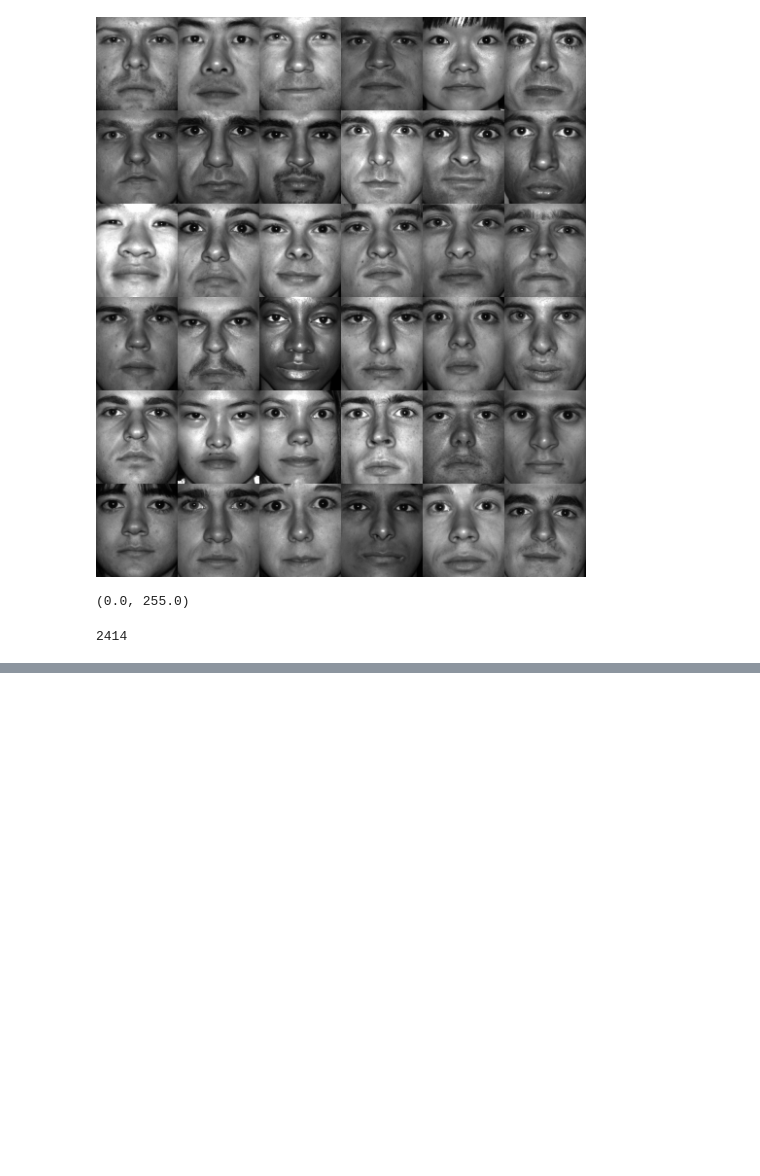
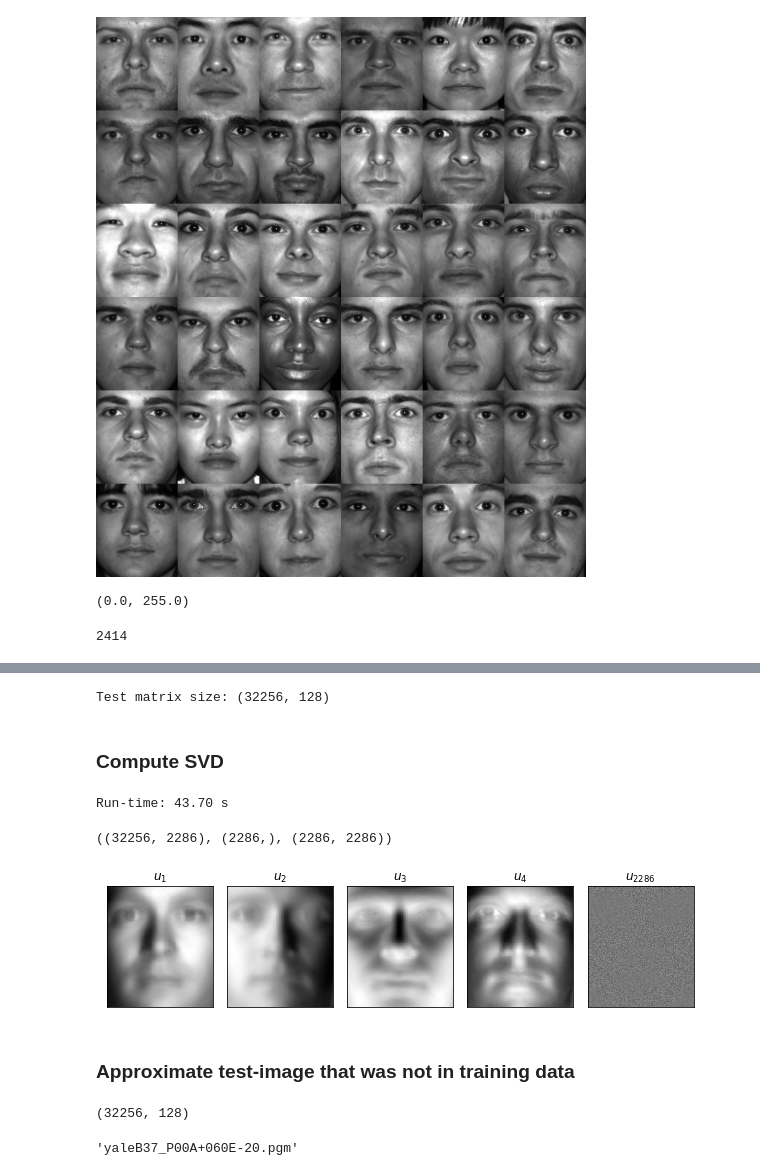
Before and after one commit to billtubbs/mech-575, a Jupyter notebook: Chapter-1-eigenfaces-example.ipynb, the cells around one changed output, grey strips where cells are left out. Drawn from its saved outputs; the diff is of its cells as text; code cells hidden in the pictures; blank space fills up the shorter version.

```diff
--- a/Chapter-1-eigenfaces-example.ipynb
+++ b/Chapter-1-eigenfaces-example.ipynb
@@ -197,0 +241,18 @@ X matrix size: (32256, 2414)
+# %%
+# Prepare the test data matrix
+n_test = sum([len(all_images[name]) for name in test_names])
+x_test = np.zeros((image_size, n_test), dtype='i8')
+image_filenames_test = []
+k = 0
+for name in test_names:
+    images = all_images[name]
+    for i, (filename, image) in enumerate(images.items()):
+        img_vector = np.array(image).flatten()
+        assert img_vector.dtype == 'uint8'
+        assert img_vector.max() < 256
+        x_test[:, k] = img_vector.astype('uint8')
+        image_filenames_test.append(filename)
+        k += 1
+print(f"Test matrix size: {x_test.shape}")
+# %% [output]
+Test matrix size: (32256, 128)
@@ -197,0 +262,13 @@ X matrix size: (32256, 2414)
+# %% [markdown]
+### Compute SVD
+# %%
+import time
+
+X = x_train - avg_face.reshape(-1, 1)
+
+t0 = time.time()
+U, S, VT = np.linalg.svd(X, full_matrices=0)
+run_time = time.time() - t0
+print(f"Run-time: {run_time:.2f} s")
+# %% [output]
+Run-time: 43.70 s
@@ -197,0 +277,32 @@ X matrix size: (32256, 2414)
+# %%
+U.shape, S.shape, VT.shape
+# %% [output]
+((32256, 2286), (2286,), (2286, 2286))
+# %%
+components = [0, 1, 2, 3, U.shape[1] - 1]
+
+n_rows, n_cols = 1, len(components)
+fig, axes = plt.subplots(n_rows, n_cols, figsize=(1+n_cols*1.5, 3))
+for i, ax in zip(components, axes):
+    ax.imshow(U[:, i].reshape((n, m)), cmap='gray')
+    ax.set_title("$u_{%d}$" % (i+1))
+    ax.xaxis.set_visible(False)
+    ax.yaxis.set_visible(False)
+plt.tight_layout()
+filename = 'eigenfaces.png'
+filepath = os.path.join(plot_dir, filename)
+plt.savefig(filepath)
+plt.show()
+# %% [output]
+[figure, added]
+# %% [markdown]
+### Approximate test-image that was not in training data
+# %%
+x_test.shape
+# %% [output]
+(32256, 128)
+# %%
+i_test = 0
+image_filenames_test[i_test]
+# %% [output]
+'yaleB37_P00A+060E-20.pgm'
```
Also changed, not shown: parts of 22 cells of this notebook.
